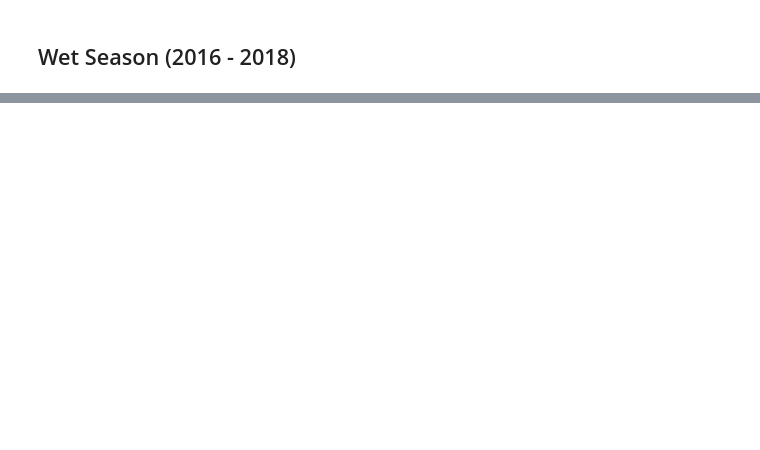
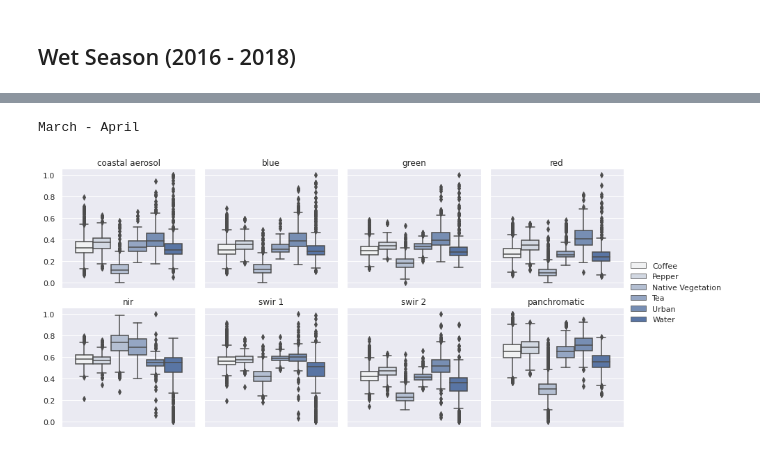
Before and after one commit to SimWalther/vietnam_coffee_detection, a Jupyter notebook: bandsVariability.ipynb, the cells around one changed output, grey strips where cells are left out. Drawn from its saved outputs; the diff is of its cells as text; code cells hidden in the pictures; blank space fills up the shorter version.

```diff
--- a/bandsVariability.ipynb
+++ b/bandsVariability.ipynb
@@ -351,0 +439,6 @@ max       0.751630     0.621975      0.887803
+# %%
+print(timePeriods[1])
+coffee_comparison_to_other_entities('./Vietnam_03_04/merged.tif')
+# %% [output]
+March - April
+[figure, added]
```
Also changed, not shown: parts of 21 cells of this notebook, 1 other file.
